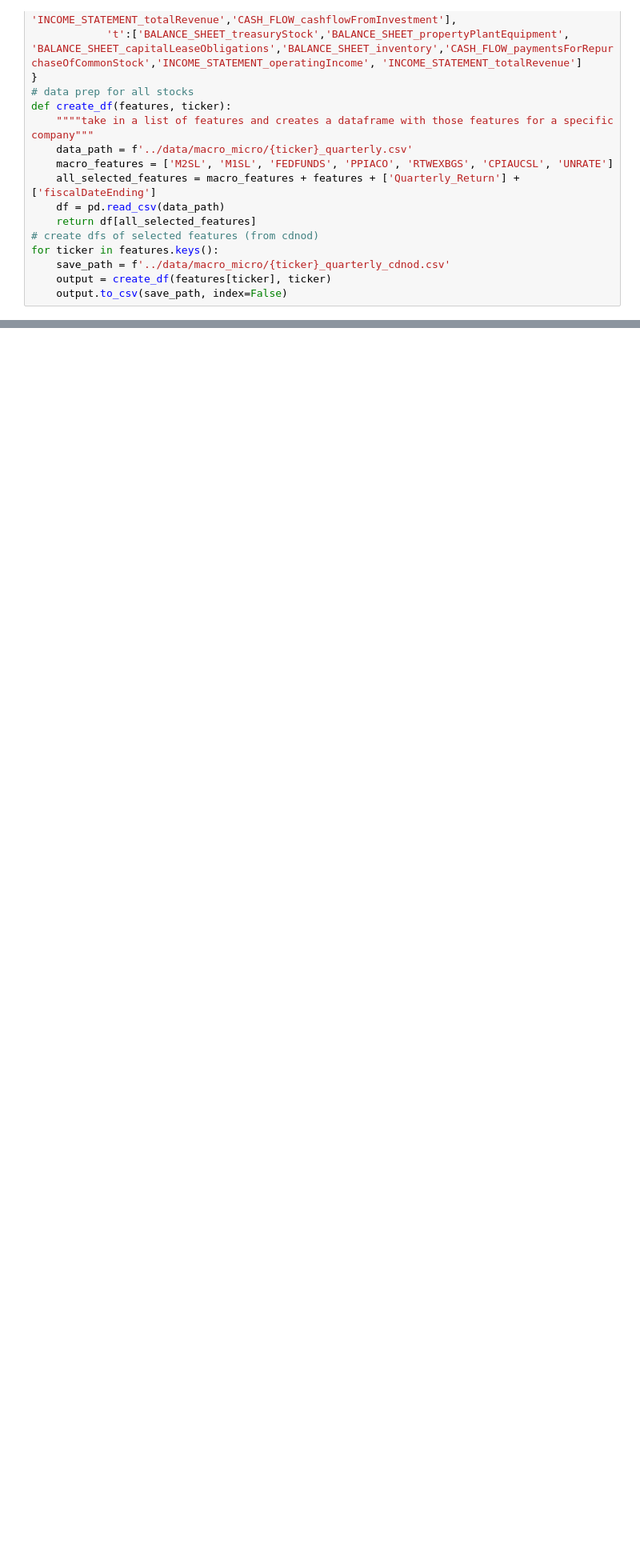
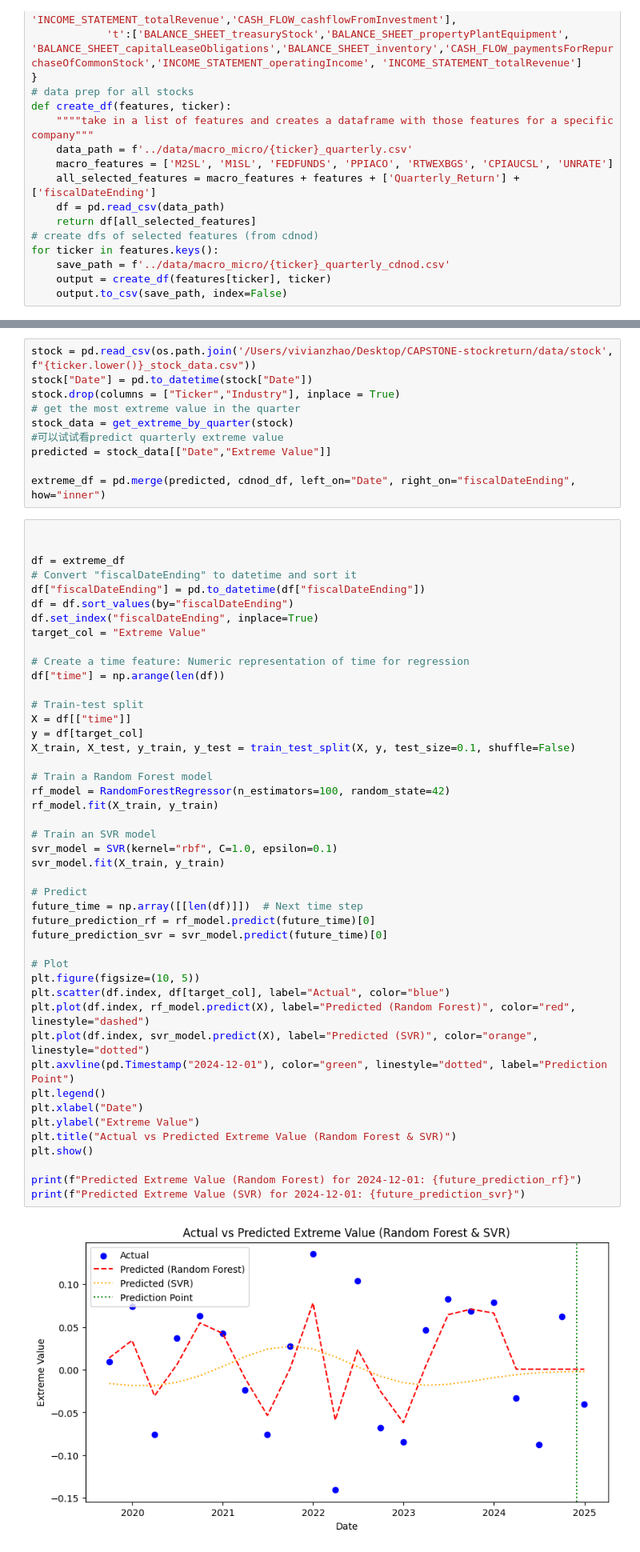
Before and after one commit to VivianZhao12/CAPSTONE-stockreturn, a Jupyter notebook: macro+micro_regression/macromicro_regression.ipynb, the cells around one changed output, grey strips where cells are left out. Shown: that part at 80% size. Drawn from its saved outputs; the diff is of its cells as text; blank space fills up the shorter version.

```diff
--- a/macro+micro_regression/macromicro_regression.ipynb
+++ b/macro+micro_regression/macromicro_regression.ipynb
@@ -232,0 +272,57 @@ merged_df
+# %%
+stock = pd.read_csv(os.path.join('/Users/vivianzhao/Desktop/CAPSTONE-stockreturn/data/stock', f"{ticker.lower()}_stock_data.csv"))
+stock["Date"] = pd.to_datetime(stock["Date"])
+stock.drop(columns = ["Ticker","Industry"], inplace = True)
+# get the most extreme value in the quarter
+stock_data = get_extreme_by_quarter(stock)
+#可以试试看predict quarterly extreme value
+predicted = stock_data[["Date","Extreme Value"]]
+
+extreme_df = pd.merge(predicted, cdnod_df, left_on="Date", right_on="fiscalDateEnding", how="inner")
+# %%
+
+
+df = extreme_df
+# Convert "fiscalDateEnding" to datetime and sort it
+df["fiscalDateEnding"] = pd.to_datetime(df["fiscalDateEnding"])
+df = df.sort_values(by="fiscalDateEnding")
+df.set_index("fiscalDateEnding", inplace=True)
+target_col = "Extreme Value"
+
+# Create a time feature: Numeric representation of time for regression
+df["time"] = np.arange(len(df))
+
+# Train-test split
+X = df[["time"]]
+y = df[target_col]
+X_train, X_test, y_train, y_test = train_test_split(X, y, test_size=0.1, shuffle=False)
+
+# Train a Random Forest model
+rf_model = RandomForestRegressor(n_estimators=100, random_state=42)
+rf_model.fit(X_train, y_train)
+
+# Train an SVR model
+svr_model = SVR(kernel="rbf", C=1.0, epsilon=0.1)
+svr_model.fit(X_train, y_train)
+
+# Predict
+future_time = np.array([[len(df)]])  # Next time step
+future_prediction_rf = rf_model.predict(future_time)[0]
+future_prediction_svr = svr_model.predict(future_time)[0]
+
+# Plot
+plt.figure(figsize=(10, 5))
+plt.scatter(df.index, df[target_col], label="Actual", color="blue")
+plt.plot(df.index, rf_model.predict(X), label="Predicted (Random Forest)", color="red", linestyle="dashed")
+plt.plot(df.index, svr_model.predict(X), label="Predicted (SVR)", color="orange", linestyle="dotted")
+plt.axvline(pd.Timestamp("2024-12-01"), color="green", linestyle="dotted", label="Prediction Point")
+plt.legend()
+plt.xlabel("Date")
+plt.ylabel("Extreme Value")
+plt.title("Actual vs Predicted Extreme Value (Random Forest & SVR)")
+plt.show()
+
+print(f"Predicted Extreme Value (Random Forest) for 2024-12-01: {future_prediction_rf}")
+print(f"Predicted Extreme Value (SVR) for 2024-12-01: {future_prediction_svr}")
+# %% [output]
+[figure, added]
```
Also changed, not shown: parts of 17 cells of this notebook.
